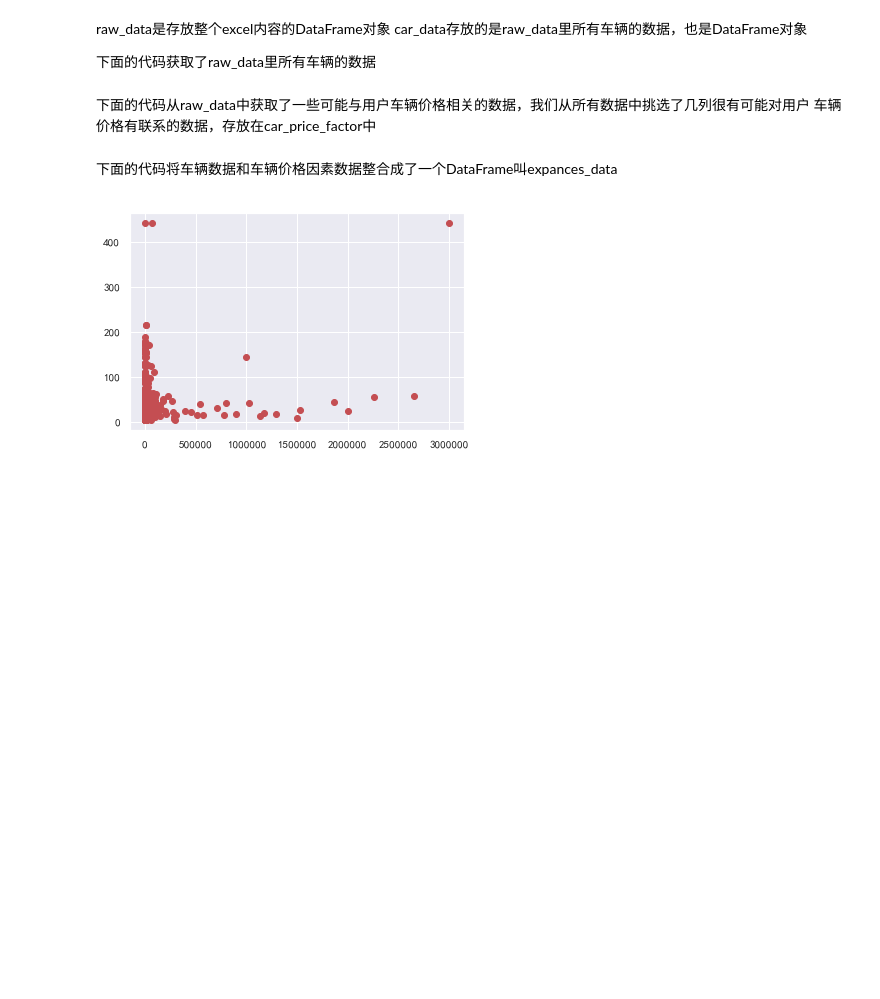
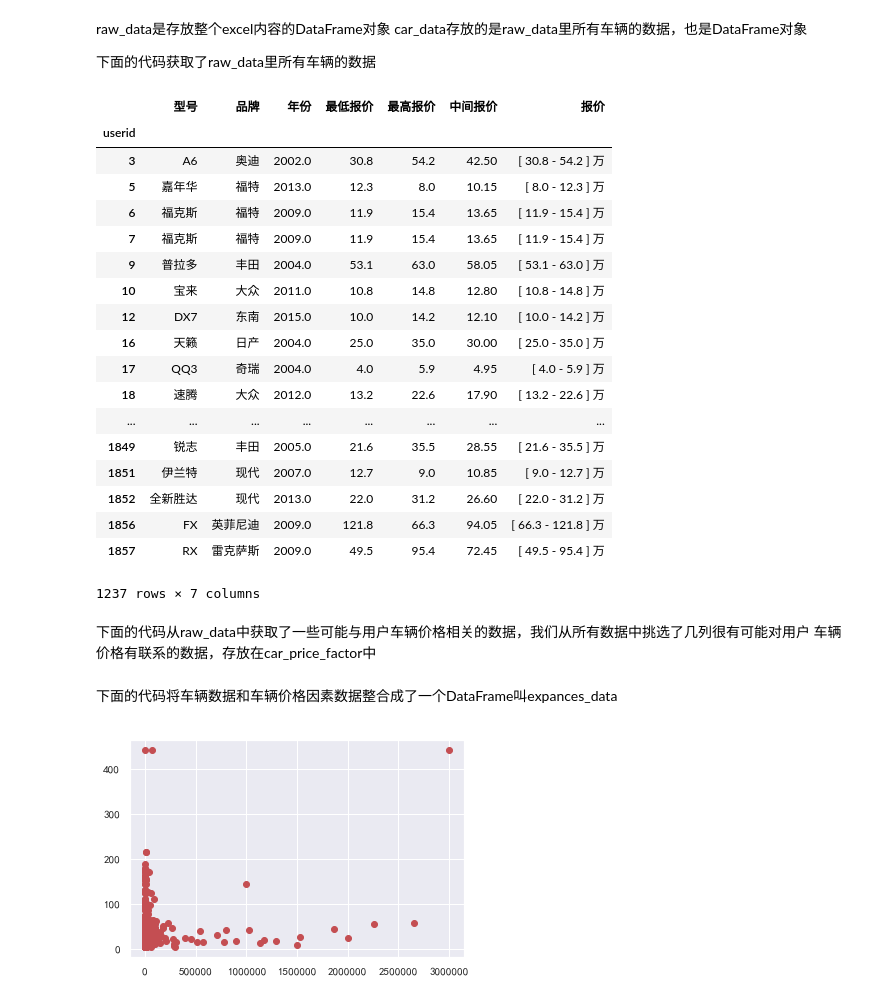
Before and after one commit to 314-studio/Car-Recommendation, a Jupyter notebook: DataCleaning.ipynb, the cells around one changed output. Drawn from its saved outputs; the diff is of its cells as text; code cells hidden in the pictures; blank space fills up the shorter version.

```diff
--- a/DataCleaning.ipynb
+++ b/DataCleaning.ipynb
@@ -44,19 +44,40 @@ car_data存放的是raw_data里所有车辆的数据，也是DataFrame对象
 # %%
 #获取excel前三行的车辆数据
 car_raw_data = raw_data.iloc[:, :4]
 car_data = car_raw_data.dropna(how='any')  #dropna 用于去除数据中所有的空值
 car_lowist_price = car_data['报价'].apply(lambda x: min(re.findall(r'\d+\.?\d*', x)))  #lambda表达式中使用了正则表达式将车辆的
 car_highist_price = car_data['报价'].apply(lambda x: max(re.findall(r'\d+\.?\d*', x))) #最高价和最低价读取了出来
 
 #将最低价和最高价插入到汽车数据中
 car_data.insert(3, '最低报价', pd.to_numeric(car_lowist_price))
 car_data.insert(4, '最高报价', pd.to_numeric(car_highist_price))
 
 #通过最高价和最低价计算用mean函数计算中间价
 car_mean_price = car_data.iloc[:, 3:5].mean(1)
 car_data.insert(5, '中间报价', car_mean_price)
 
 #car_data.to_csv('car_info_from_expances')
+car_data
+# %% [output]
+|  | 型号 | 品牌 | 年份 | 最低报价 | 最高报价 | 中间报价 | 报价 |
+| userid |  |  |  |  |  |  |  |
+| 3 | A6 | 奥迪 | 2002.0 | 30.8 | 54.2 | 42.50 | [ 30.8 - 54.2 ] 万 |
+| 5 | 嘉年华 | 福特 | 2013.0 | 12.3 | 8.0 | 10.15 | [ 8.0 - 12.3 ] 万 |
+| 6 | 福克斯 | 福特 | 2009.0 | 11.9 | 15.4 | 13.65 | [ 11.9 - 15.4 ] 万 |
+| 7 | 福克斯 | 福特 | 2009.0 | 11.9 | 15.4 | 13.65 | [ 11.9 - 15.4 ] 万 |
+| 9 | 普拉多 | 丰田 | 2004.0 | 53.1 | 63.0 | 58.05 | [ 53.1 - 63.0 ] 万 |
+| 10 | 宝来 | 大众 | 2011.0 | 10.8 | 14.8 | 12.80 | [ 10.8 - 14.8 ] 万 |
+| 12 | DX7 | 东南 | 2015.0 | 10.0 | 14.2 | 12.10 | [ 10.0 - 14.2 ] 万 |
+| 16 | 天籁 | 日产 | 2004.0 | 25.0 | 35.0 | 30.00 | [ 25.0 - 35.0 ] 万 |
+| 17 | QQ3 | 奇瑞 | 2004.0 | 4.0 | 5.9 | 4.95 | [ 4.0 - 5.9 ] 万 |
+| 18 | 速腾 | 大众 | 2012.0 | 13.2 | 22.6 | 17.90 | [ 13.2 - 22.6 ] 万 |
+| ... | ... | ... | ... | ... | ... | ... | ... |
+| 1849 | 锐志 | 丰田 | 2005.0 | 21.6 | 35.5 | 28.55 | [ 21.6 - 35.5 ] 万 |
+| 1851 | 伊兰特 | 现代 | 2007.0 | 12.7 | 9.0 | 10.85 | [ 9.0 - 12.7 ] 万 |
+| 1852 | 全新胜达 | 现代 | 2013.0 | 22.0 | 31.2 | 26.60 | [ 22.0 - 31.2 ] 万 |
+| 1856 | FX | 英菲尼迪 | 2009.0 | 121.8 | 66.3 | 94.05 | [ 66.3 - 121.8 ] 万 |
+| 1857 | RX | 雷克萨斯 | 2009.0 | 49.5 | 95.4 | 72.45 | [ 49.5 - 95.4 ] 万 |
+1237 rows × 7 columns
 # %% [markdown]
 下面的代码从raw_data中获取了一些可能与用户车辆价格相关的数据，我们从所有数据中挑选了几列很有可能对用户
 车辆价格有联系的数据，存放在car_price_factor中
```
Also changed, not shown: parts of 4 cells of this notebook, 2 other files.
